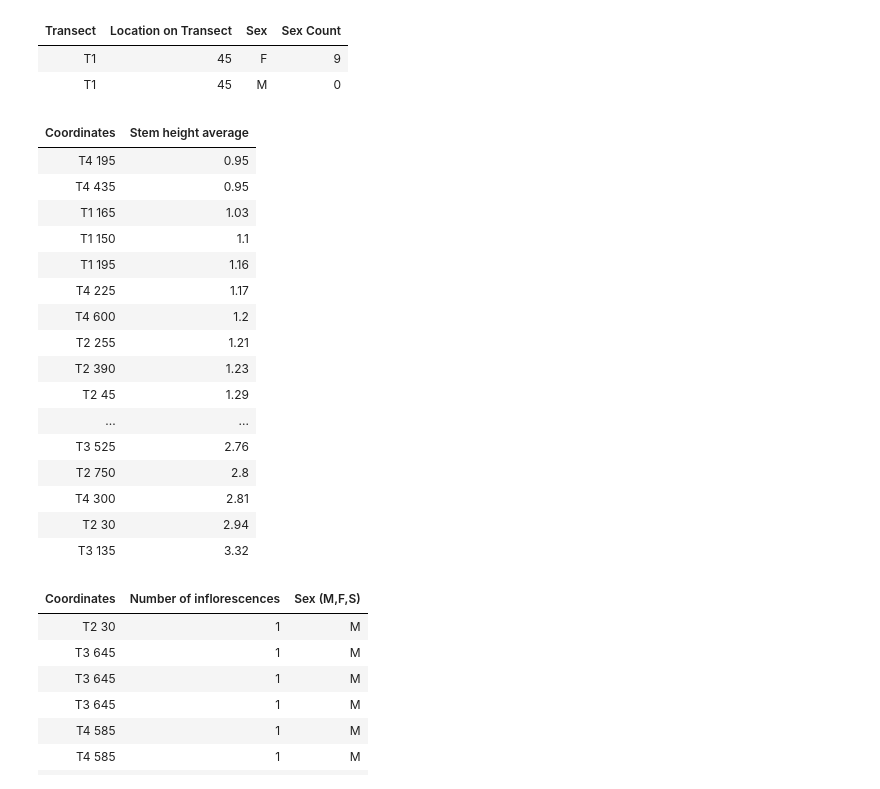
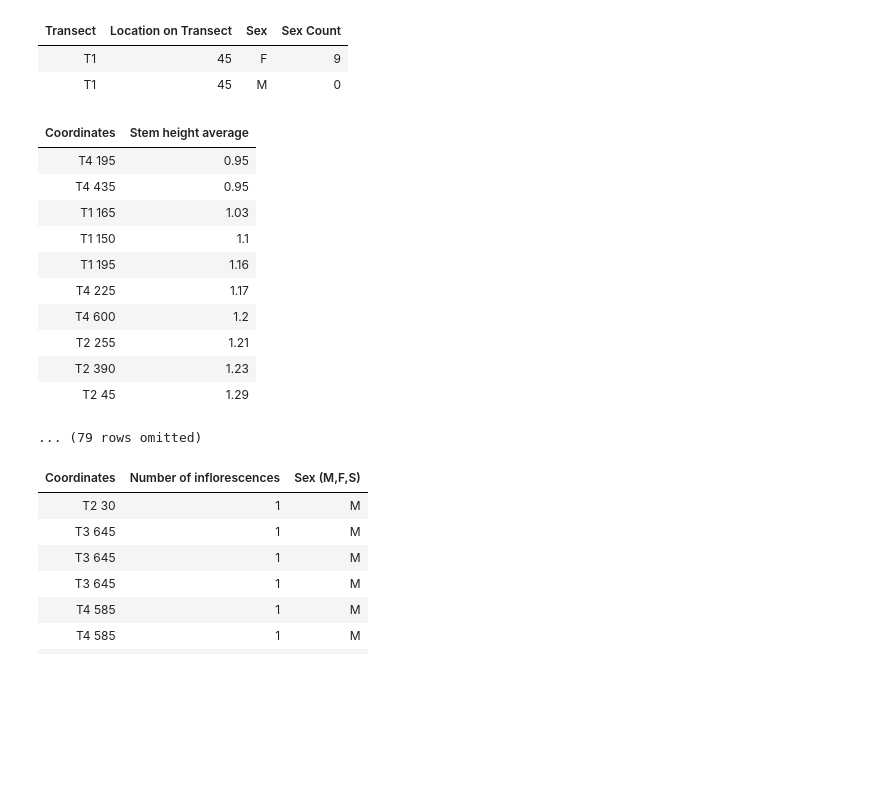
Before and after one commit to jzjomsky/URAP_Sex_Ratio, a Jupyter notebook: Bowker_Recreation.ipynb, the cells around one changed output. Drawn from its saved outputs; the diff is of its cells as text; code cells hidden in the pictures; blank space fills up the shorter version.

```diff
--- a/Bowker_Recreation.ipynb
+++ b/Bowker_Recreation.ipynb
@@ -478,25 +501,20 @@ female_and_male_count(t1_data, "T1", "45")
 | T1 | 45 | F | 9 |
 | T1 | 45 | M | 0 |
 # %%
-height_data.sort("Stem height average").show(100)
+height_data.sort("Stem height average")
 # %% [output]
 | Coordinates | Stem height average |
 | T4 195 | 0.95 |
 | T4 435 | 0.95 |
 | T1 165 | 1.03 |
 | T1 150 | 1.1 |
 | T1 195 | 1.16 |
 | T4 225 | 1.17 |
 | T4 600 | 1.2 |
 | T2 255 | 1.21 |
 | T2 390 | 1.23 |
 | T2 45 | 1.29 |
-| ... | ... |
-| T3 525 | 2.76 |
-| T2 750 | 2.8 |
-| T4 300 | 2.81 |
-| T2 30 | 2.94 |
-| T3 135 | 3.32 |
+... (79 rows omitted)
 # %%
 original_data = Table.read_table("community_RR_csv.csv");
 original_data.select(0,6,9).where("Sex (M,F,S)", "M")
```
Also changed, not shown: parts of 51 cells of this notebook, 17 other files.
